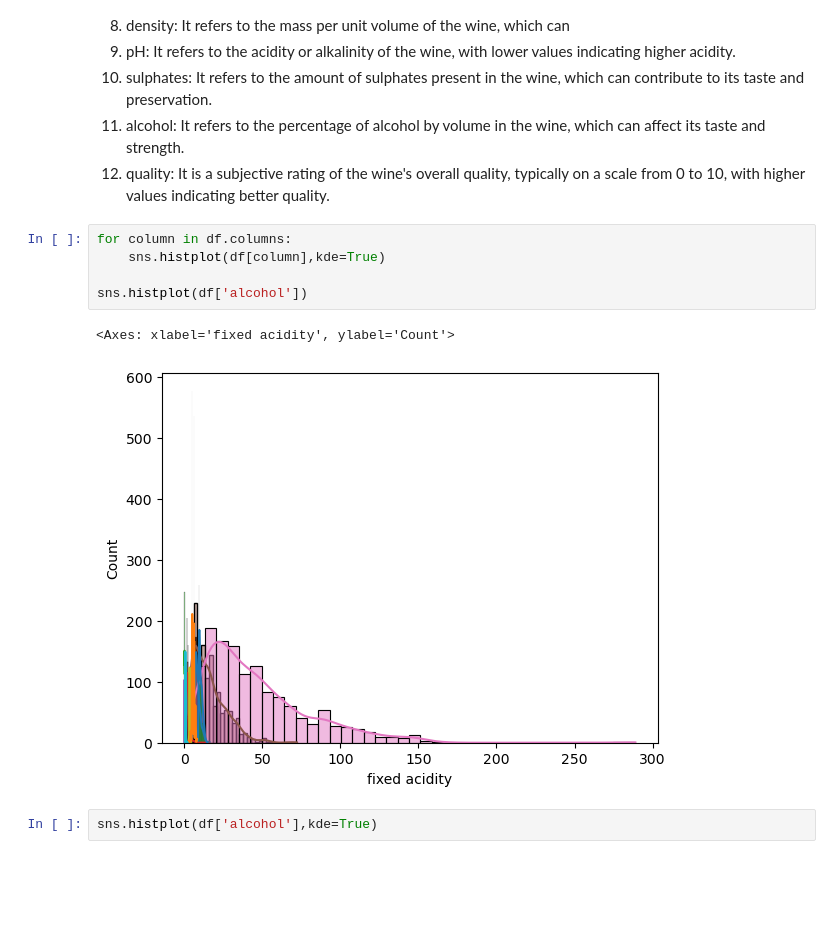
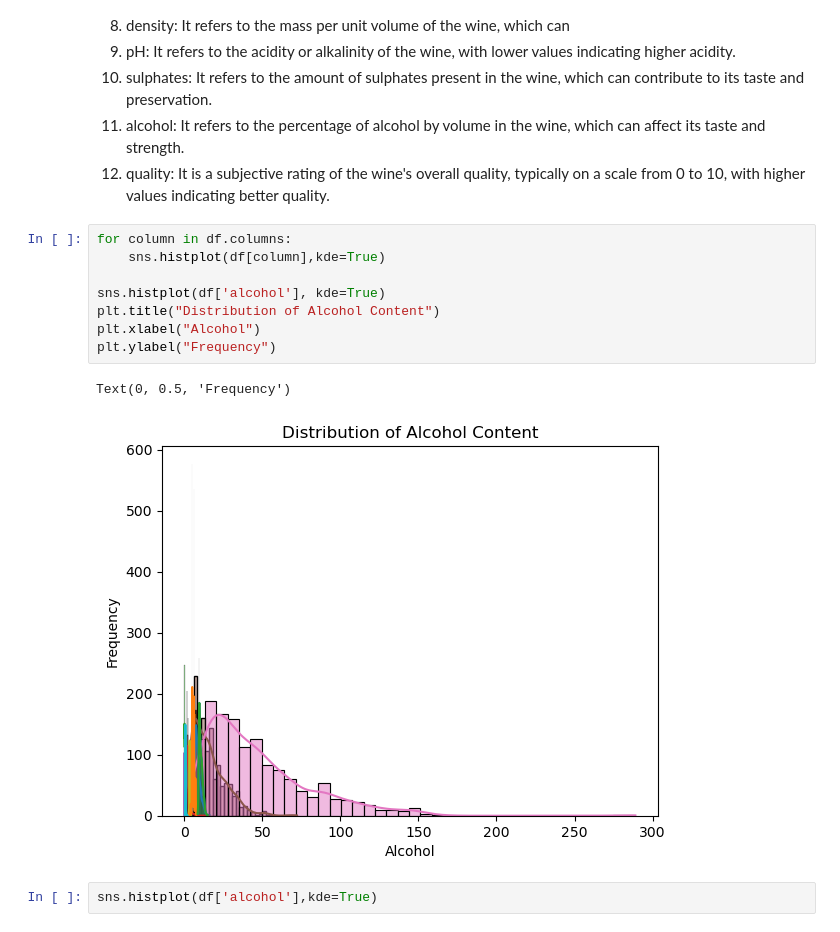
Before and after one commit to HIMANSHU-heist/data-science-journey, a Jupyter notebook: red-wine-quality-eda/notebook/EDA_REDWINE.ipynb, the cells around one changed output. Drawn from its saved outputs; the diff is of its cells as text; blank space fills up the shorter version.

```diff
--- a/red-wine-quality-eda/notebook/EDA_REDWINE.ipynb
+++ b/red-wine-quality-eda/notebook/EDA_REDWINE.ipynb
@@ -191,11 +179,14 @@ sns.heatmap(df.corr(),annot=True)#anot=True to show the correlation values in th
 # %%
 for column in df.columns:
     sns.histplot(df[column],kde=True)
 
-sns.histplot(df['alcohol'])
+sns.histplot(df['alcohol'], kde=True)
+plt.title("Distribution of Alcohol Content")
+plt.xlabel("Alcohol")
+plt.ylabel("Frequency")
 # %% [output]
-<Axes: xlabel='fixed acidity', ylabel='Count'>
+Text(0, 0.5, 'Frequency')
-[figure, old version]
+[figure, new version]
 # %%
 sns.histplot(df['alcohol'],kde=True)
 # %% [output]
```
Also changed, not shown: parts of 5 cells of this notebook.
